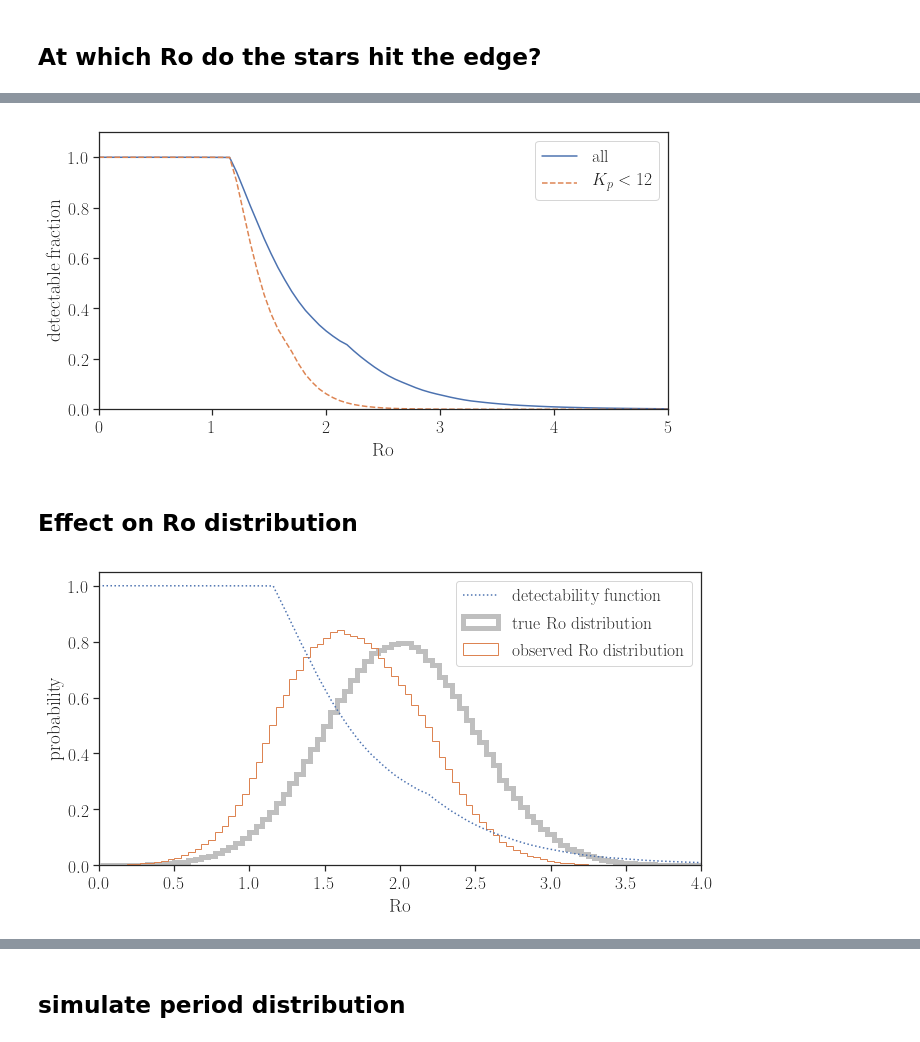
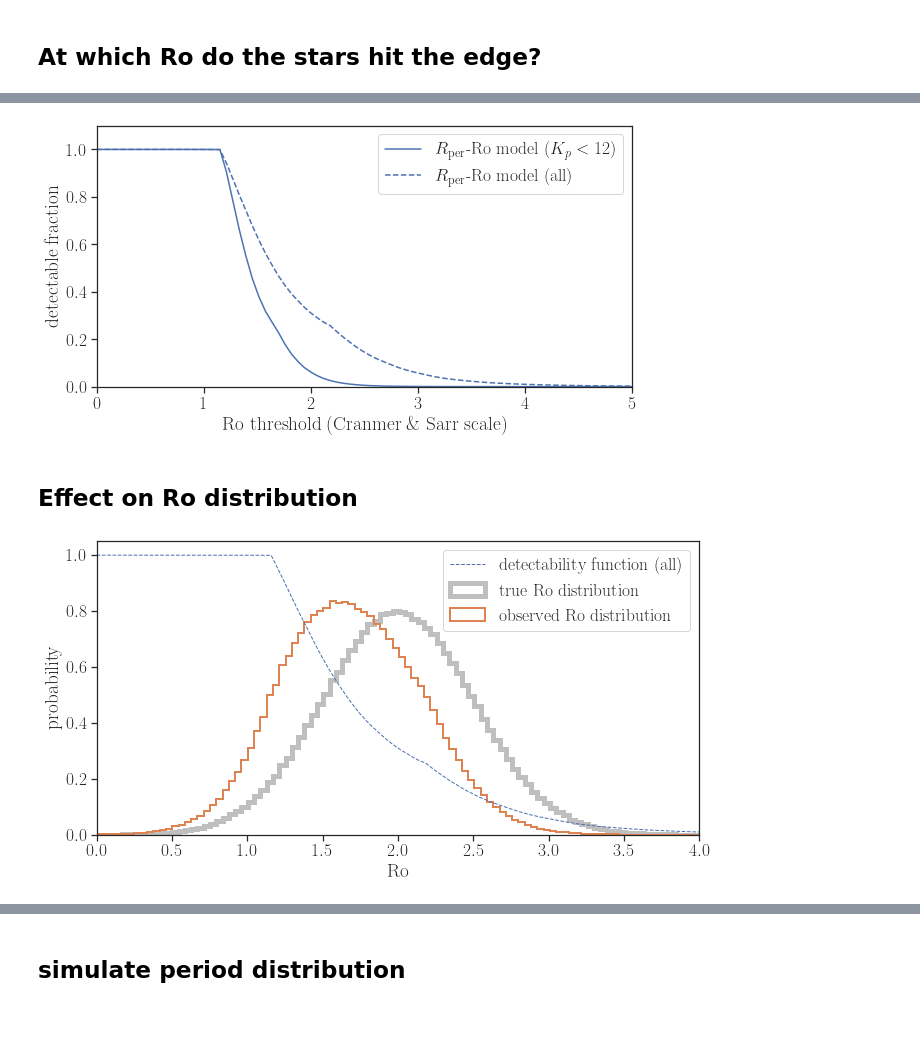
Before and after one commit to kemasuda/acheron, a Jupyter notebook: kepler_prot_teff/4-mcquillan_edge.ipynb, the cells around one changed output, grey strips where cells are left out. Cells and saved outputs as stored; diff of their text form; code cells hidden in the pictures.

```diff
--- a/kepler_prot_teff/4-mcquillan_edge.ipynb
+++ b/kepler_prot_teff/4-mcquillan_edge.ipynb
@@ -4,7 +4,7 @@ import matplotlib.pyplot as plt
 import pandas as pd
 # %%
 import seaborn as sns
-sns.set(style='ticks', font_scale=1.6, font='times'
+sns.set(style='ticks', font_scale=1.6, font='times')
 plt.rcParams["figure.figsize"] = (12,6)
 from matplotlib import rc
 rc('text', usetex=True)
@@ -150,20 +152,22 @@ def pdetfunc(ros):
     rocuts = np.array(ros)
     return interp1d(np.r_[-np.inf, np.sort(rocuts), np.inf], np.r_[1, np.cumsum(rocuts)[::-1]/np.cumsum(rocuts)[-1], 0.], kind='linear')
 # %%
-plt.figure(figsize=(12*0.85, 6*0.85))
+plt.figure(figsize=(12*0.8, 6*0.8))
 plt.xlim(0, 5)
 plt.ylim(0, 1.1)
 #plt.axvline(x=1.15, color='gray')
 plt.ylabel("detectable fraction")
-plt.xlabel("Ro")
-plt.plot(ro0, pdetfunc(dm14.rocut_all)(ro0), label='all')
-plt.plot(ro0, pdetfunc(dm14.rocut_mag)(ro0), label='$K_p<12$', ls='dashed')
+plt.xlabel("Ro threshold (Cranmer \& Sarr scale)")
+plt.plot(ro0, pdetfunc(dm14.rocut_mag)(ro0), label='$R_\mathrm{per}$-$\mathrm{Ro}$ model ($K_p<12$)',
+         color='C0', ls='solid')
+plt.plot(ro0, pdetfunc(dm14.rocut_all)(ro0), label='$R_\mathrm{per}$-$\mathrm{Ro}$ model (all)',
+         color='C0', ls='dashed')
 plt.legend(loc='best')
 #plt.hist(dm14.rocut_all, density=True, cumulative=-1, bins=100)
 #plt.hist(dm14.rocut_mag, density=True, cumulative=-1, bins=100);
 plt.savefig(resdir+"pdet_ro.png", dpi=200, bbox_inches="tight")
 # %% [output]
-[figure, old version]
+[figure, new version]
 # %% [markdown]
 ## Effect on Ro distribution
 # %%
@@ -188,7 +192,7 @@ def simulate_ro(func, ro_true, label=''):
 ro_true = np.random.randn(int(1e6))*0.5 + 2.
 ro_true = ro_true[ro_true>0.]
 # %%
-simulate_ro(pdet_all, ro_true, label='gauss-all')
+simulate_ro(pdet_all, ro_true, label='gauss-all', dls='dashed', dlabel='detectability function (all)')
 # %% [output]
-[figure, old version]
+[figure, new version]
 # %%
```
Also changed, not shown: parts of 15 cells of this notebook, 7 other files.
